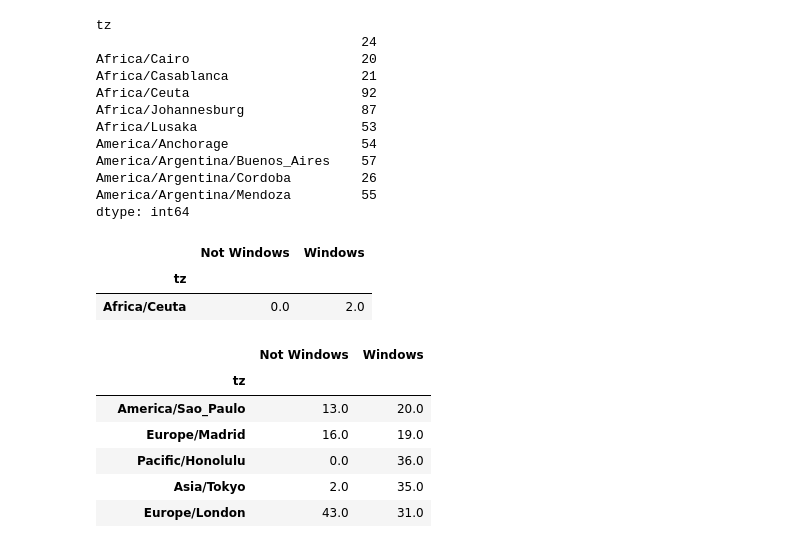
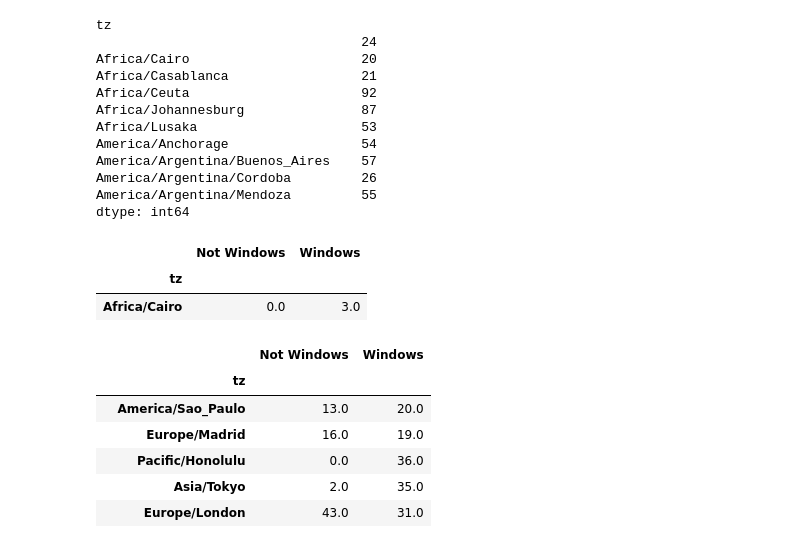
Before and after one commit to KentFujii/py_analysis, a Jupyter notebook: example/usagov_bitly.ipynb, the cells around one changed output. Drawn from its saved outputs; the diff is of its cells as text; code cells hidden in the pictures.

```diff
--- a/example/usagov_bitly.ipynb
+++ b/example/usagov_bitly.ipynb
@@ -231,9 +258,9 @@ America/Argentina/Cordoba         26
 America/Argentina/Mendoza         55
 dtype: int64
 # %%
-agg_counts.take([3])
+agg_counts.take([1])
 # %% [output]
 |  | Not Windows | Windows |
 | tz |  |  |
-| Africa/Ceuta | 0.0 | 2.0 |
+| Africa/Cairo | 0.0 | 3.0 |
 # %%
```
Also changed, not shown: parts of 18 cells of this notebook.
